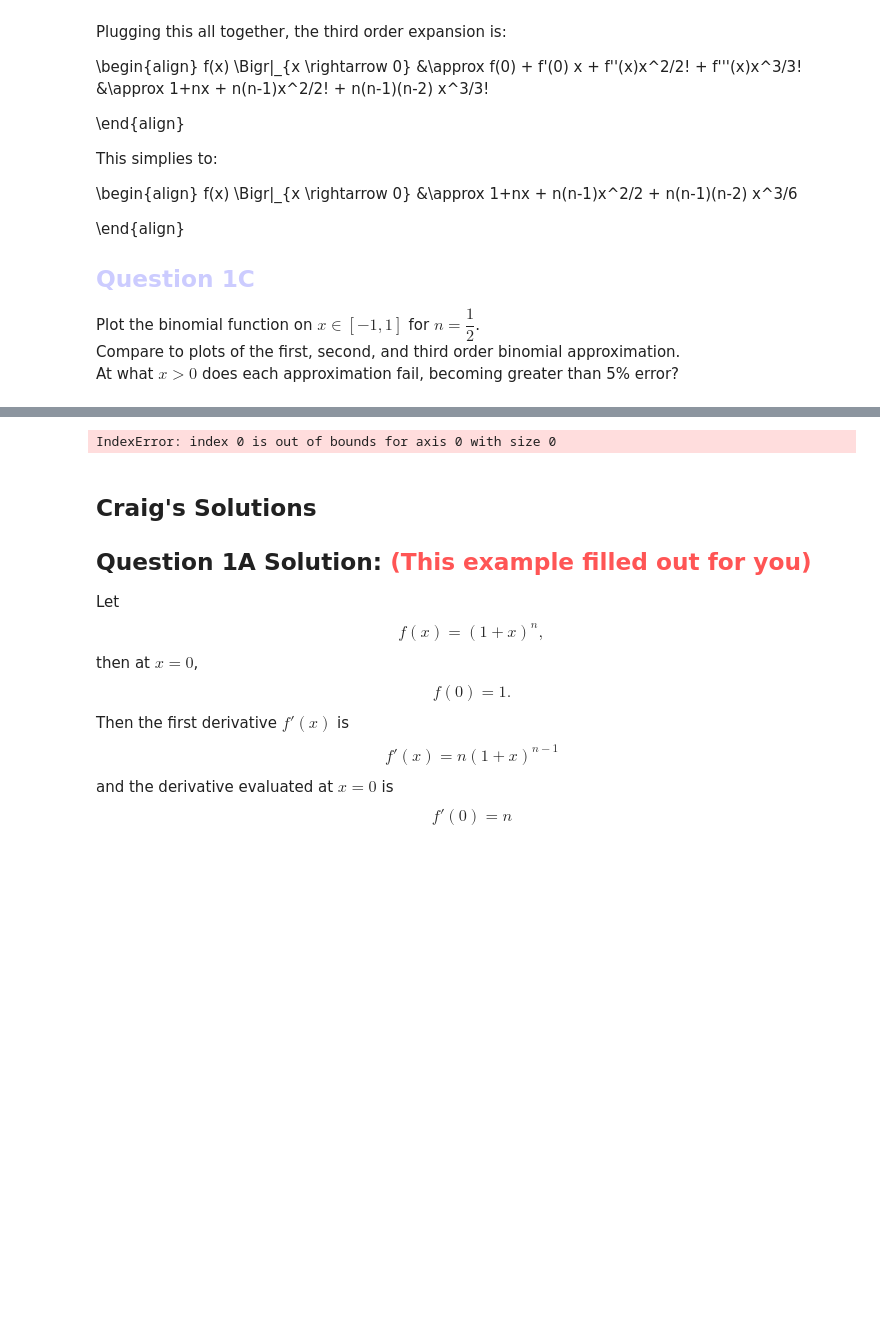
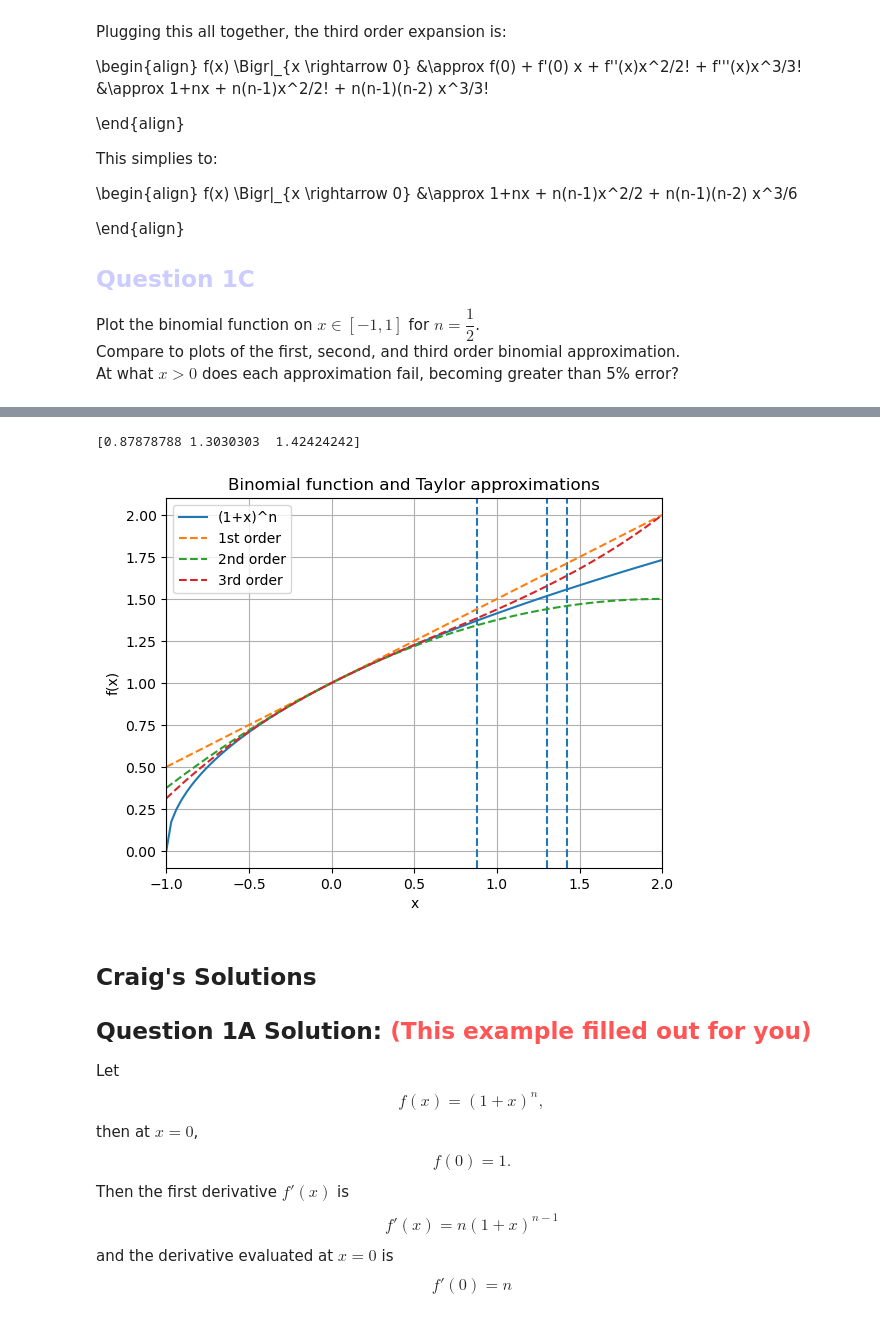
Before and after one commit to cacapuano/carolines_lasers_course_repo, a Jupyter notebook: homework_submissions/capuano_01_hw_plane_waves_math_review.ipynb, the cells around one changed output, grey strips where cells are left out. Saved outputs shown, nothing was run; the diff lists cells and outputs as text; code cells hidden in the pictures; blank space fills up the shorter version.

Commit message:
added error for question 1

```diff
--- a/homework_submissions/capuano_01_hw_plane_waves_math_review.ipynb
+++ b/homework_submissions/capuano_01_hw_plane_waves_math_review.ipynb
@@ -197,22 +196,43 @@ plt.show()
 # %%
-# Calculating and plotting errors
+# Calculating errors
 
 
 threshold = 0.05 # 5% error
+x = np.linspace(-1, 2, 100)
+xx_errors = np.array([])
 
-x_errors = np.array([])
+plt.figure()
 for taylor in [first_taylor, second_taylor, third_taylor]:
-    abs_errors = np.abs(taylor/binomial_fun - 1) # final result
-    indices_error = np.argwhere(abs_errors > threshold)
-    indices_x = np.argwhere(x > 0)
+    abs_errors = np.abs(taylor/binomial_fun - 1)
+    indices_error = np.argwhere(abs_errors > threshold).ravel()
+    indices_x     = np.argwhere(x > 0).ravel()
+    indices_final = np.intersect1d(indices_error, indices_x)
 
-    indices_final = np.intersect1d(indices_error, indices_x)
-    index = indices_final[0]
+    if indices_final.size > 0:
+        index = indices_final[0]
+        xx_errors = np.append(xx_errors, x[index])
+    else:
+        xx_errors = np.append(xx_errors, np.nan)
 
-    x_errors = np.append(x_errors, x[index])
-print(x_errors)
+    plt.axvline(x[index], linestyle='--')
+print(xx_errors)
+
+
+plt.plot(x, binomial_fun, label='(1+x)^n')
+plt.plot(x, first_taylor,  label='1st order', linestyle="--")
+plt.plot(x, second_taylor, label='2nd order', linestyle="--")
+plt.plot(x, third_taylor,  label='3rd order', linestyle="--")
+
+plt.xlim(-1, 2)
+plt.xlabel('x')
+plt.ylabel('f(x)')
+plt.title(f'Binomial function and Taylor approximations')
+plt.grid(True)
+plt.legend()
+plt.show()
 # %% [output]
-IndexError: index 0 is out of bounds for axis 0 with size 0
+[0.87878788 1.3030303  1.42424242]
+[figure, added]
 # %% [markdown]
 ## Craig's Solutions
 ## Question 1A Solution: <span style="color:#ff5555;">(This example filled out for you)</span>
```
Also changed, not shown: parts of 5 cells of this notebook.
